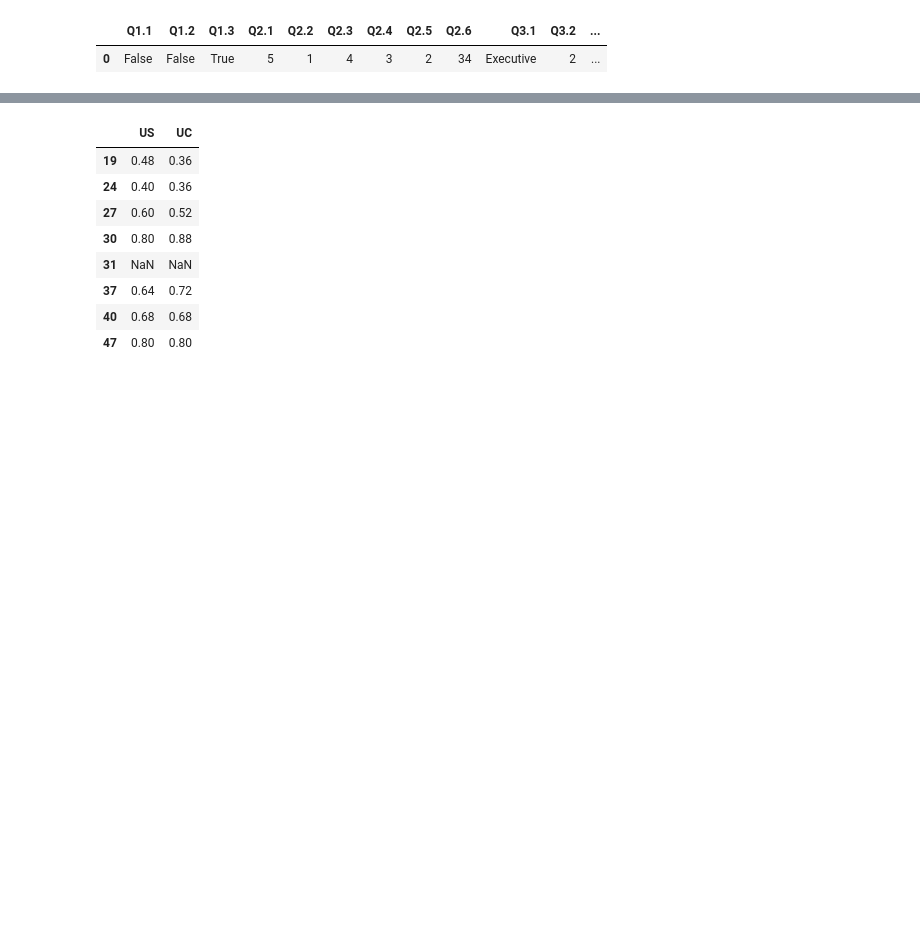
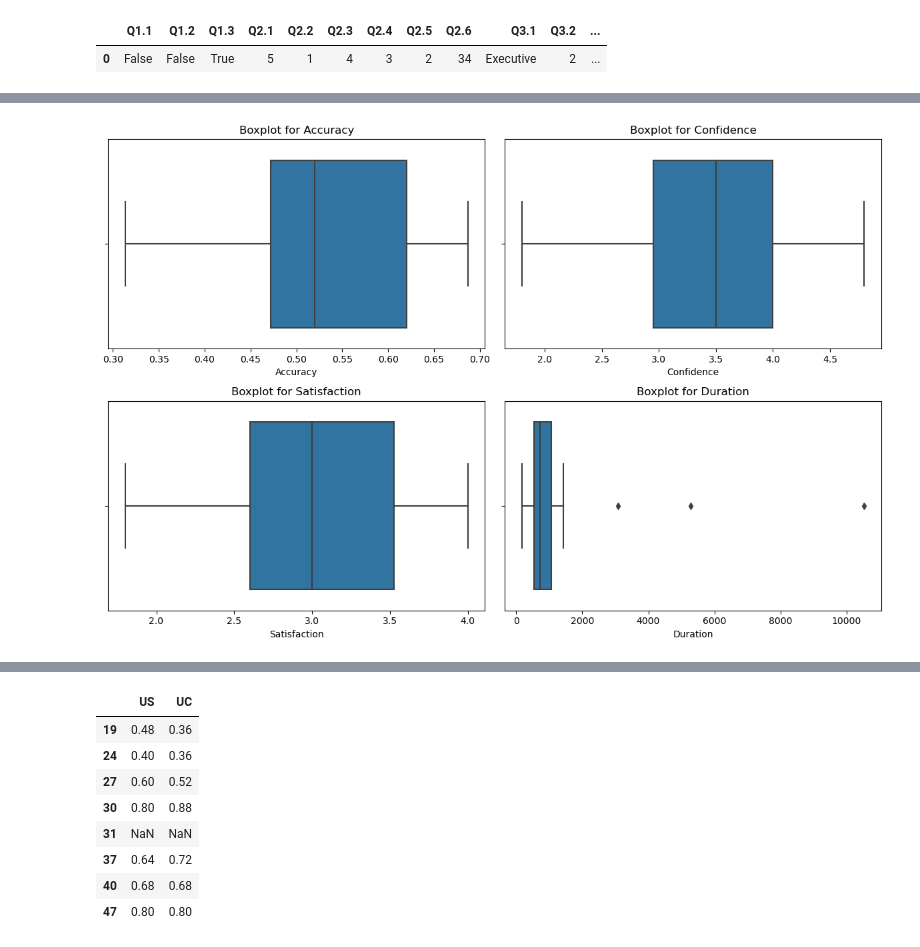
Before and after one commit to Roestenburg-J/arm_analysis, a Jupyter notebook: analysis.ipynb, the cells around one changed output, grey strips where cells are left out. Saved outputs shown, nothing was run; the diff lists cells and outputs as text; code cells hidden in the pictures; blank space fills up the shorter version.

```diff
--- a/analysis.ipynb
+++ b/analysis.ipynb
@@ -201,0 +387,24 @@ all_responses.to_csv("./data/transformed/all_responses.csv")
+# %%
+# Create boxplots for each variable
+plt.figure(figsize=(12, 8))
+
+plt.subplot(2, 2, 1)
+sns.boxplot(x=combined_df["Accuracy"])
+plt.title("Boxplot for Accuracy")
+
+plt.subplot(2, 2, 2)
+sns.boxplot(x=combined_df["Confidence"])
+plt.title("Boxplot for Confidence")
+
+plt.subplot(2, 2, 3)
+sns.boxplot(x=combined_df["Satisfaction"])
+plt.title("Boxplot for Satisfaction")
+
+plt.subplot(2, 2, 4)
+sns.boxplot(x=combined_df["Duration"])
+plt.title("Boxplot for Duration")
+
+plt.tight_layout()
+plt.show()
+# %% [output]
+[figure, added]
```
Also changed, not shown: parts of 16 cells of this notebook.
